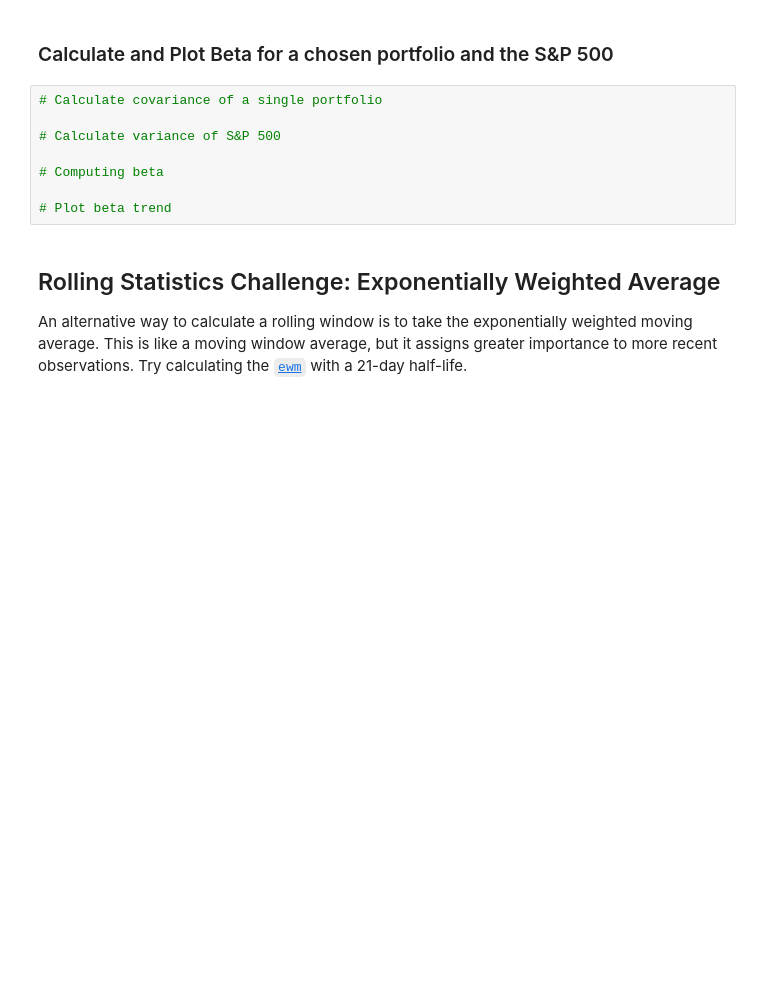
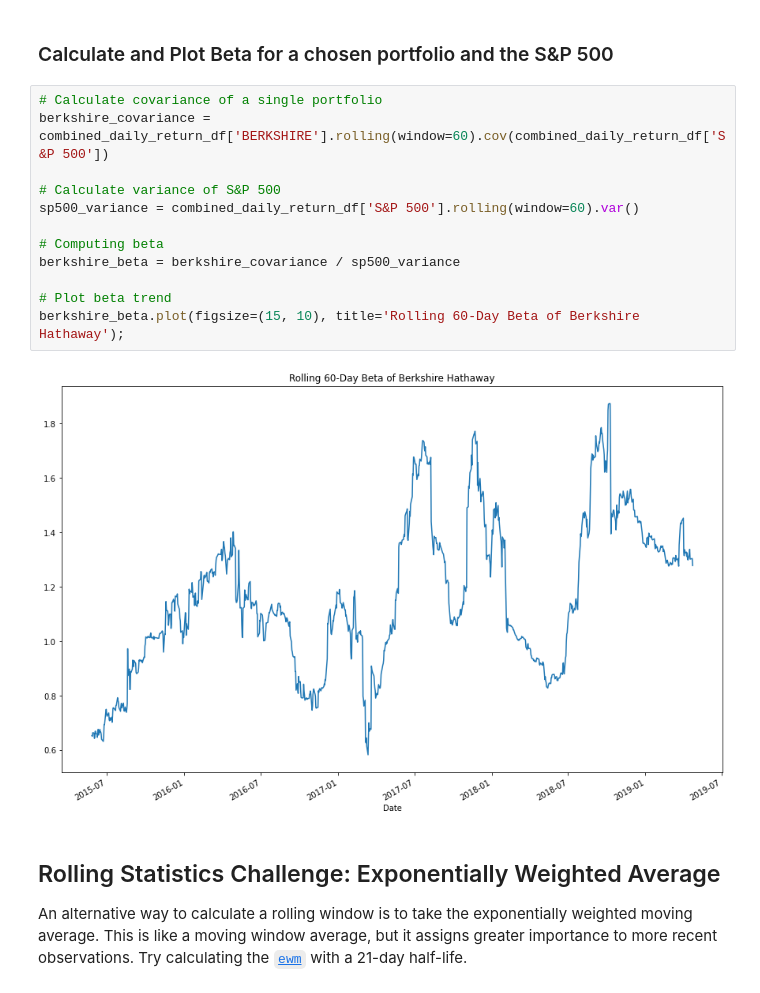
Before and after one commit to nbaronti/Pandas_Homework, a Jupyter notebook: Pandas_Homework.ipynb, the cells around one changed output. Saved outputs shown, nothing was run; the diff lists cells and outputs as text; blank space fills up the shorter version.

```diff
--- a/Pandas_Homework.ipynb
+++ b/Pandas_Homework.ipynb
@@ -351,12 +369,18 @@ Risk changes over time. Analyze the rolling statistics for Risk and Beta.
 ### Calculate and Plot Beta for a chosen portfolio and the S&P 500
 # %%
 # Calculate covariance of a single portfolio
+berkshire_covariance = combined_daily_return_df['BERKSHIRE'].rolling(window=60).cov(combined_daily_return_df['S&P 500'])
 
 # Calculate variance of S&P 500
+sp500_variance = combined_daily_return_df['S&P 500'].rolling(window=60).var()
 
 # Computing beta
+berkshire_beta = berkshire_covariance / sp500_variance
 
 # Plot beta trend
+berkshire_beta.plot(figsize=(15, 10), title='Rolling 60-Day Beta of Berkshire Hathaway');
+# %% [output]
+[figure, added]
 # %% [markdown]
 ## Rolling Statistics Challenge: Exponentially Weighted Average
 
```
Also changed, not shown: parts of 36 cells of this notebook.
